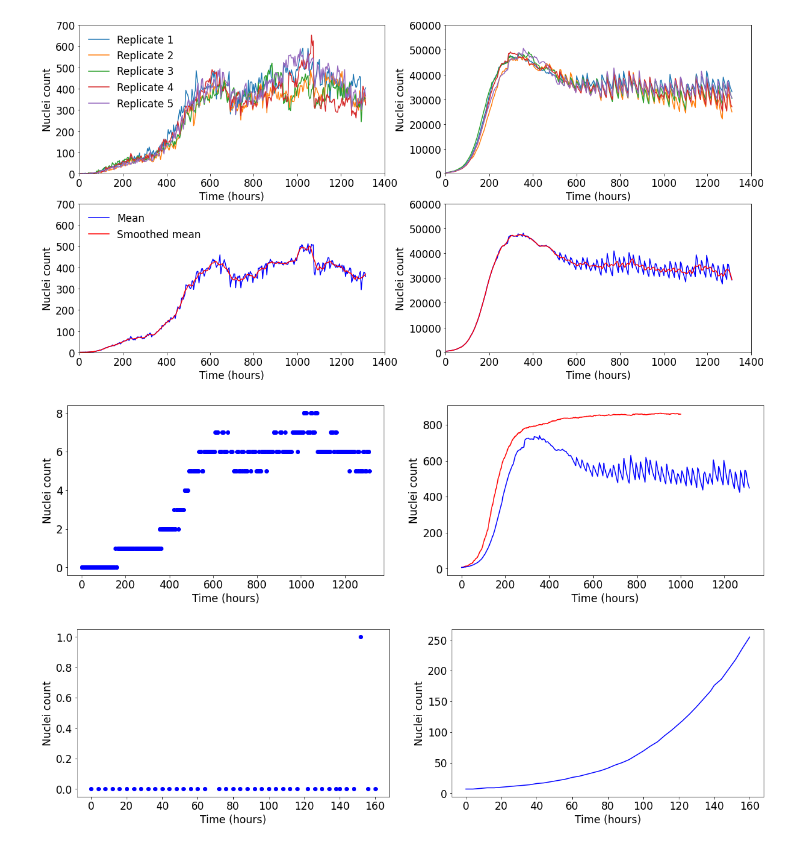
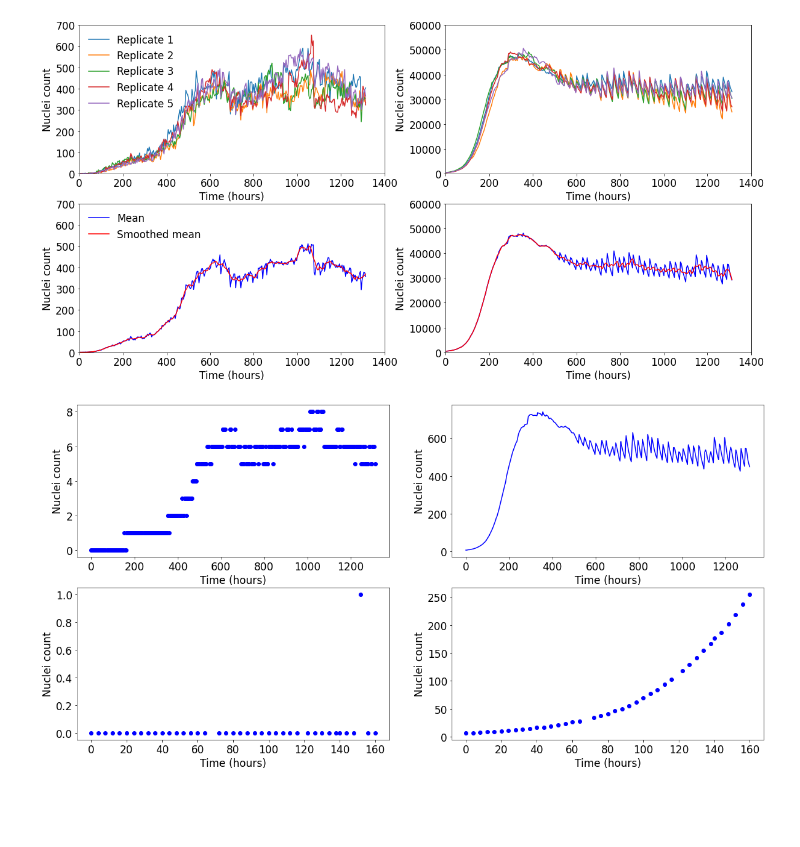
Before and after one commit to Ernesto-Lima/GiantABM, a Jupyter notebook: data.ipynb, the cells around one changed output. Cells and saved outputs as stored; diff of their text form; code cells hidden in the pictures; blank space fills up the shorter version.

```diff
--- a/data.ipynb
+++ b/data.ipynb
@@ -48,40 +48,31 @@ plt.show()
 # %% [output]
 [figure]
 # %%
-model_data = np.loadtxt('cells_data1.txt')
+#model_data = np.loadtxt('cells_data1.txt')
 giant_mreg = np.stack([giant_mean[0], np.around(giant_mean[1]/65)])
 small_mreg = np.stack([small_mean[0], np.around(small_mean[1]/65)])
-fig, axes = plt.subplots(1,2, figsize=(20,5))
-ax1 = axes[0]
+cropped_giant = np.stack([giant_mreg[0][0:40],giant_mreg[1][0:40]])
+cropped_small = np.stack([small_mreg[0][0:40],small_mreg[1][0:40]])
+np.savetxt('./Data/small_cells.dat', cropped_small.T, delimiter=' ',fmt='%d')
+fig, axes = plt.subplots(2,2, figsize=(20,10))
+ax1 = axes[0][0]
 ax1.plot(giant_mreg[0], giant_mreg[1],'o',color='blue')
-#ax1.set_xlim((0,160))
 ax1.set_xlabel('Time (hours)')
 ax1.set_ylabel('Nuclei count');
-ax2 = axes[1]
-ax2.plot(model_data.T[0], model_data.T[3]+model_data.T[4]+model_data.T[5]+model_data.T[6],'-',color='red')
+ax2 = axes[0][1]
+#ax2.plot(model_data.T[0], model_data.T[3]+model_data.T[4]+model_data.T[5]+model_data.T[6],'-',color='red')
 ax2.plot(small_mreg[0], small_mreg[1],'-',color='blue')
-#ax2.set_xlim((0,160))
 ax2.set_xlabel('Time (hours)')
 ax2.set_ylabel('Nuclei count');
+ax3 = axes[1][0]
+ax3.plot(cropped_giant[0], cropped_giant[1],'o',color='blue')
+ax3.set_xlabel('Time (hours)')
+ax3.set_ylabel('Nuclei count');
+ax4 = axes[1][1]
+ax4.plot(cropped_small[0], cropped_small[1],'o',color='blue')
+ax4.set_xlabel('Time (hours)')
+ax4.set_ylabel('Nuclei count');
+plt.savefig('calibration_data.pdf', bbox_inches = 'tight', pad_inches = 0)
 plt.show()
 # %% [output]
-[figure, old version]
+[figure, new version]
-# %%
-cropped_giant = np.stack([giant_mreg[0][0:40],giant_mreg[1][0:40]])
-cropped_small = np.stack([small_mreg[0][0:40],small_mreg[1][0:40]])
-np.savetxt('./Data/small_cells.dat', cropped_small.T, delimiter=' ',fmt='%d')
-fig, axes = plt.subplots(1,2, figsize=(20,5))
-ax1 = axes[0]
-ax1.plot(cropped_giant[0], cropped_giant[1],'o',color='blue')
-#ax1.set_xlim((0,160))
-ax1.set_xlabel('Time (hours)')
-ax1.set_ylabel('Nuclei count');
-ax2 = axes[1]
-#ax2.plot(model_data.T[0], model_data.T[3]+model_data.T[4]+model_data.T[5]+model_data.T[6],'-',color='red')
-ax2.plot(cropped_small[0], cropped_small[1],'-',color='blue')
-#ax2.set_xlim((0,160))
-ax2.set_xlabel('Time (hours)')
-ax2.set_ylabel('Nuclei count');
-plt.show()
-# %% [output]
-[figure, removed]
```
Also changed, not shown: 10 other files.
